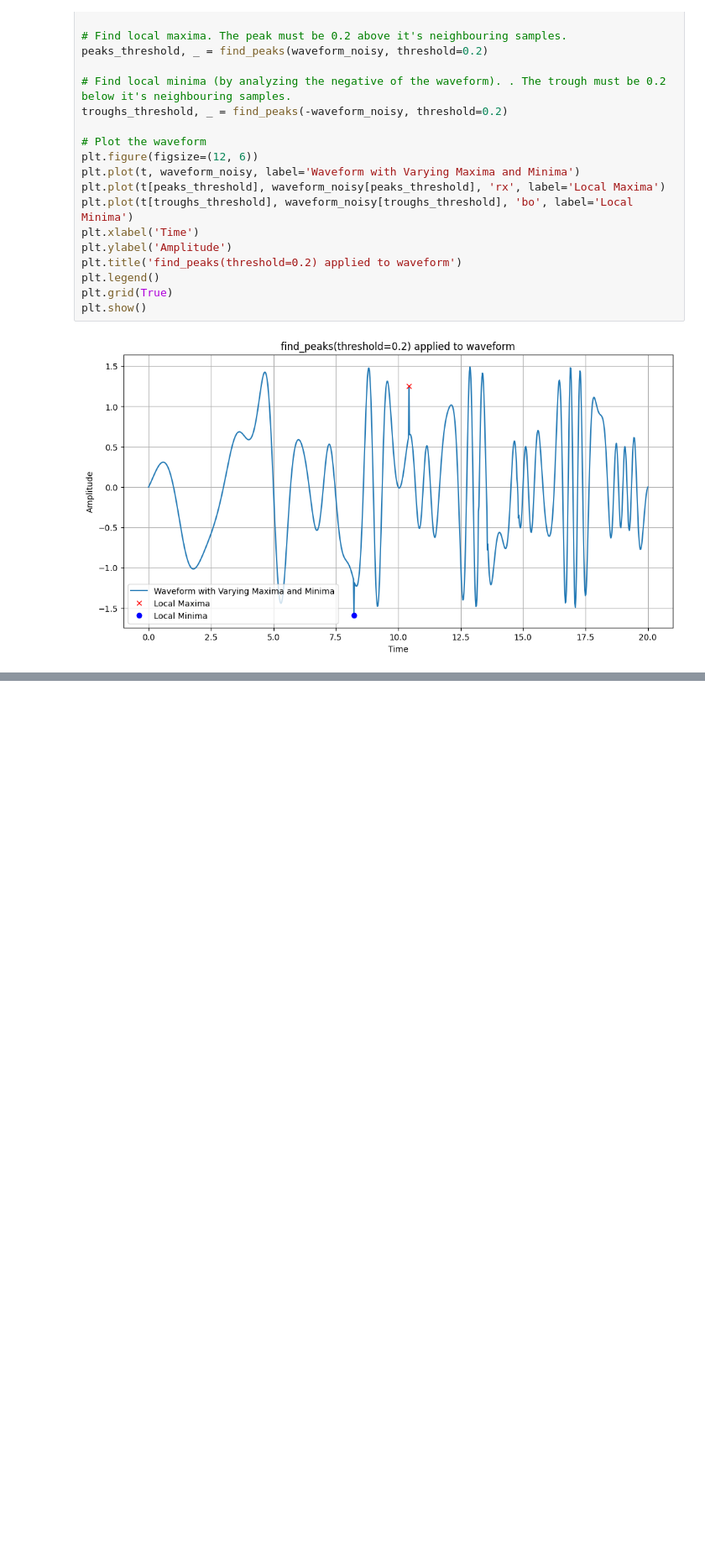
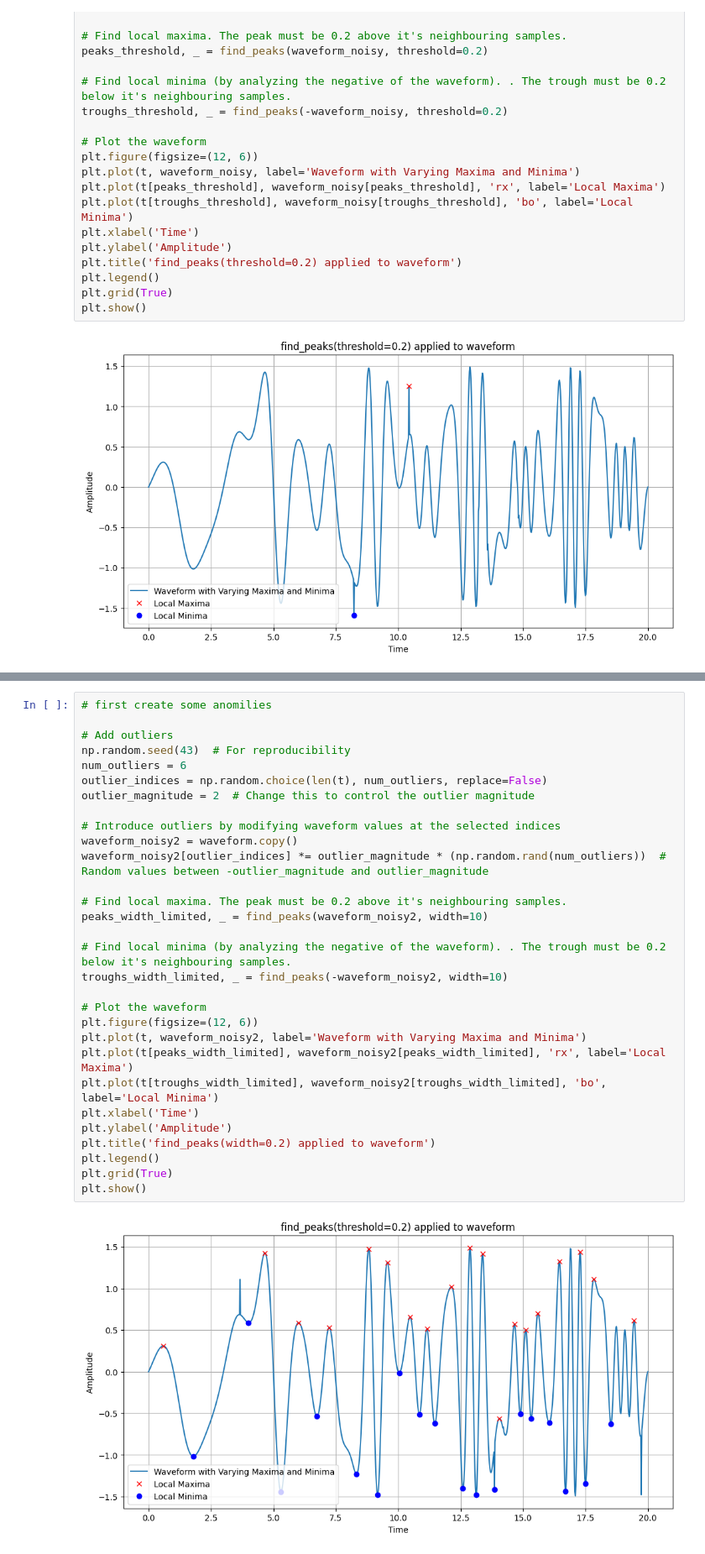
Before and after one commit to rjhalliday/python-examples, a Jupyter notebook: pandas_find_peaks_advanced_examples.ipynb, the cells around one changed output, grey strips where cells are left out. Shown at 84% size. Saved outputs shown, nothing was run; the diff lists cells and outputs as text; blank space fills up the shorter version.

```diff
--- a/pandas_find_peaks_advanced_examples.ipynb
+++ b/pandas_find_peaks_advanced_examples.ipynb
@@ -156,0 +223,32 @@ plt.show()
+# %%
+# first create some anomilies
+
+# Add outliers
+np.random.seed(43)  # For reproducibility
+num_outliers = 6
+outlier_indices = np.random.choice(len(t), num_outliers, replace=False)
+outlier_magnitude = 2  # Change this to control the outlier magnitude
+
+# Introduce outliers by modifying waveform values at the selected indices
+waveform_noisy2 = waveform.copy()
+waveform_noisy2[outlier_indices] *= outlier_magnitude * (np.random.rand(num_outliers))  # Random values between -outlier_magnitude and outlier_magnitude
+
+# Find local maxima. The peak must be 0.2 above it's neighbouring samples.
+peaks_width_limited, _ = find_peaks(waveform_noisy2, width=10)
+
+# Find local minima (by analyzing the negative of the waveform). . The trough must be 0.2 below it's neighbouring samples.
+troughs_width_limited, _ = find_peaks(-waveform_noisy2, width=10)
+
+# Plot the waveform
+plt.figure(figsize=(12, 6))
+plt.plot(t, waveform_noisy2, label='Waveform with Varying Maxima and Minima')
+plt.plot(t[peaks_width_limited], waveform_noisy2[peaks_width_limited], 'rx', label='Local Maxima')
+plt.plot(t[troughs_width_limited], waveform_noisy2[troughs_width_limited], 'bo', label='Local Minima')
+plt.xlabel('Time')
+plt.ylabel('Amplitude')
+plt.title('find_peaks(width=0.2) applied to waveform')
+plt.legend()
+plt.grid(True)
+plt.show()
+# %% [output]
+[figure, added]
```
Also changed, not shown: parts of 8 cells of this notebook.
